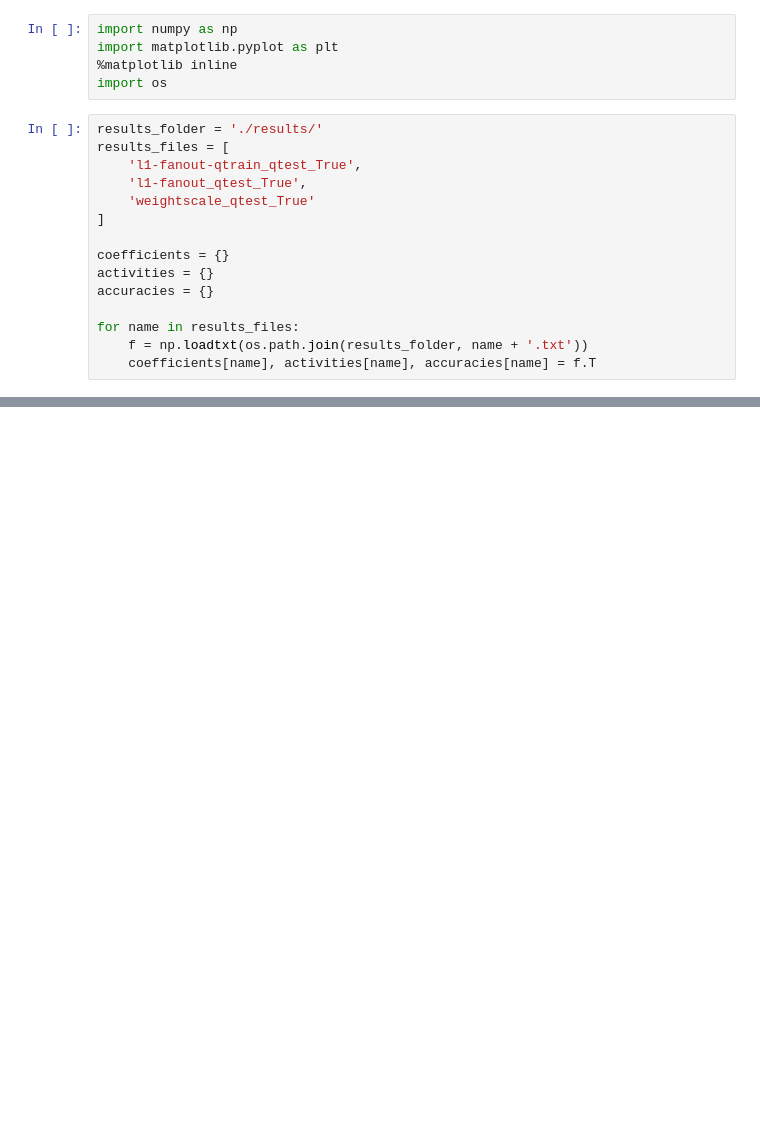
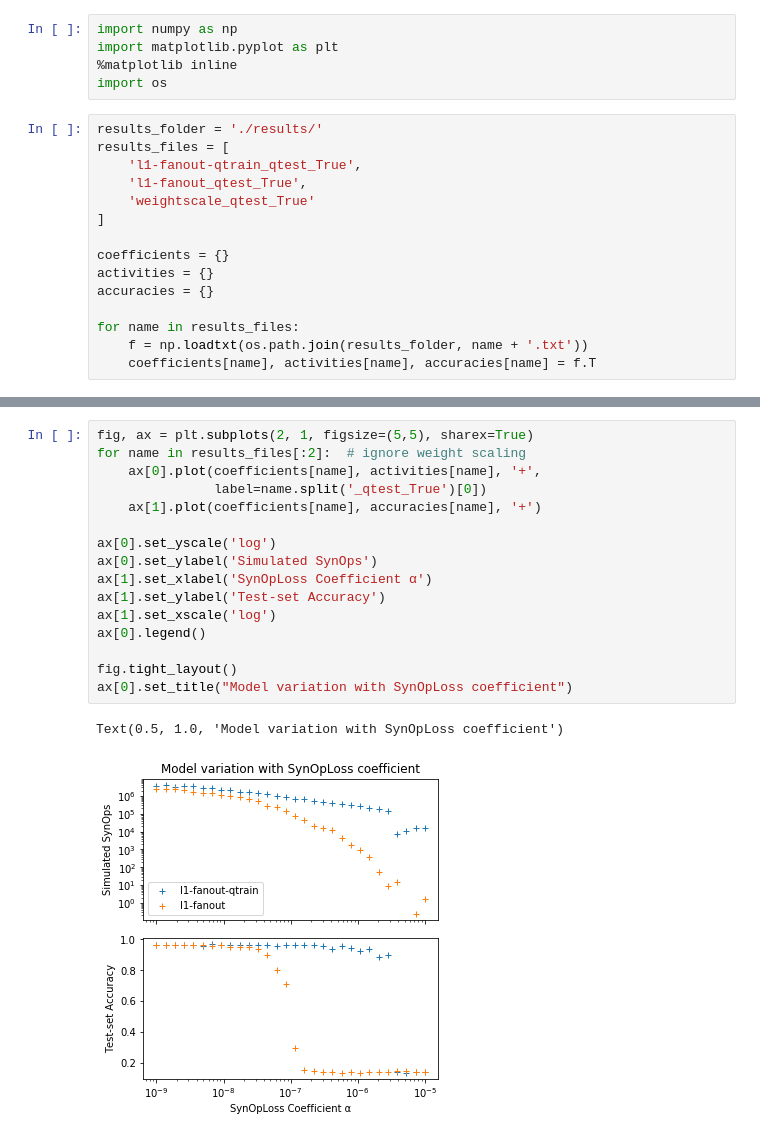
Before and after one commit to fgr1986/synoploss, a Jupyter notebook: scripts/mnist_dvs/show_results.ipynb, the cells around one changed output, grey strips where cells are left out. Saved outputs shown, nothing was run; the diff lists cells and outputs as text; blank space fills up the shorter version.

```diff
--- a/scripts/mnist_dvs/show_results.ipynb
+++ b/scripts/mnist_dvs/show_results.ipynb
@@ -64,0 +53,19 @@ plt.plot(coefficients['l1-fanout_qtest_True'],
+# %%
+fig, ax = plt.subplots(2, 1, figsize=(5,5), sharex=True)
+for name in results_files[:2]:  # ignore weight scaling
+    ax[0].plot(coefficients[name], activities[name], '+',
+               label=name.split('_qtest_True')[0])
+    ax[1].plot(coefficients[name], accuracies[name], '+')
+
+ax[0].set_yscale('log')
+ax[0].set_ylabel('Simulated SynOps')
+ax[1].set_xlabel('SynOpLoss Coefficient α')
+ax[1].set_ylabel('Test-set Accuracy')
+ax[1].set_xscale('log')
+ax[0].legend()
+
+fig.tight_layout()
+ax[0].set_title("Model variation with SynOpLoss coefficient")
+# %% [output]
+Text(0.5, 1.0, 'Model variation with SynOpLoss coefficient')
+[figure, added]
```
Also changed, not shown: parts of 5 cells of this notebook.
